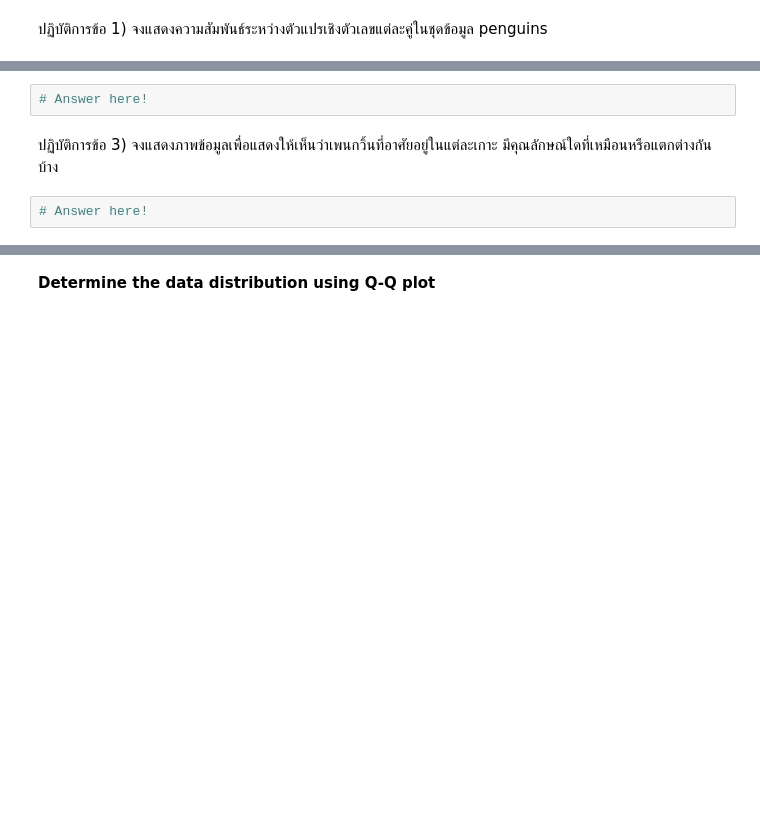
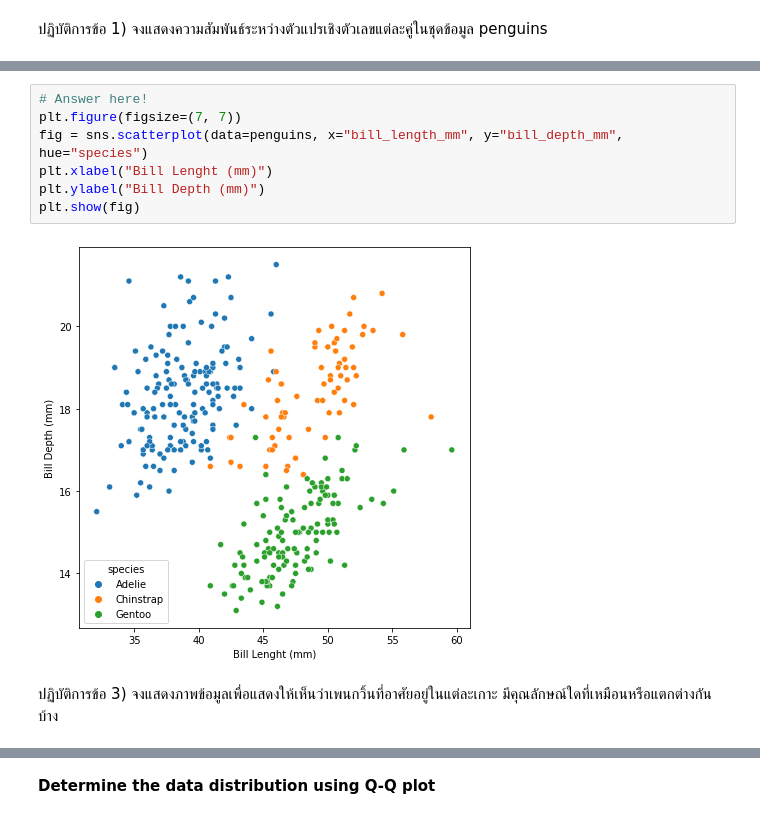
Before and after one commit to tackulus/204426, a Jupyter notebook: Lab_09_610510531.ipynb, the cells around one changed output, grey strips where cells are left out. Drawn from its saved outputs; the diff is of its cells as text; blank space fills up the shorter version.

```diff
--- a/Lab_09_610510531.ipynb
+++ b/Lab_09_610510531.ipynb
@@ -96,6 +102,11 @@ penguins.head()
-# %%
-# Answer here!
+# %%
+# Answer here!
+plt.figure(figsize=(7, 7))
+fig = sns.scatterplot(data=penguins, x="bill_length_mm", y="bill_depth_mm", hue="species")
+plt.xlabel("Bill Lenght (mm)")
+plt.ylabel("Bill Depth (mm)")
+plt.show(fig)
+# %% [output]
+[figure, added]
 # %% [markdown]
 ปฏิบัติการข้อ 3) จงแสดงภาพข้อมูลเพื่อแสดงให้เห็นว่าเพนกวิ้นที่อาศัยอยู่ในแต่ละเกาะ มีคุณลักษณ์ใดที่เหมือนหรือแตกต่างกันบ้าง
-# %%
-# Answer here!
```
Also changed, not shown: parts of 18 cells of this notebook.
